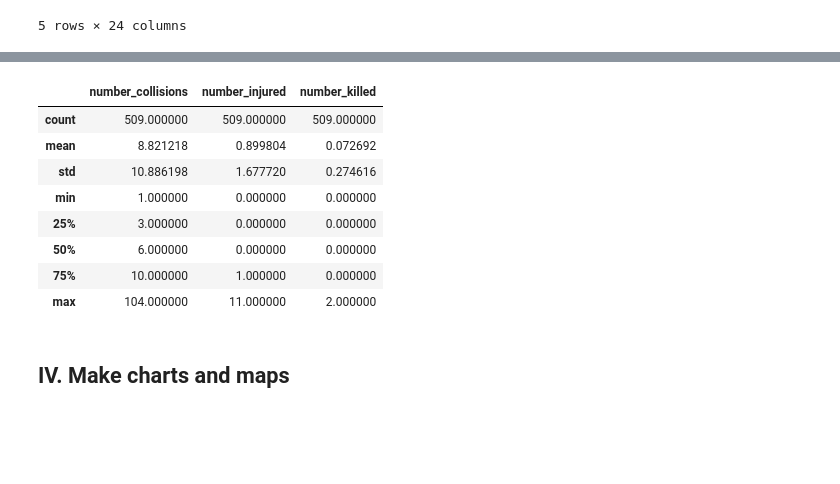
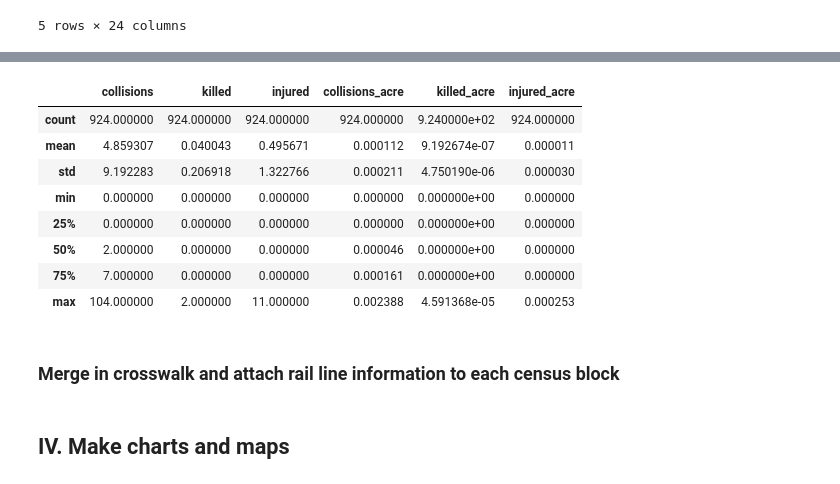
Before and after one commit to tiffanychu90/Demo, a Jupyter notebook: data-analysis-demo2.ipynb, the cells around one changed output, grey strips where cells are left out. Drawn from its saved outputs; the diff is of its cells as text; code cells hidden in the pictures; blank space fills up the shorter version.

```diff
--- a/data-analysis-demo2.ipynb
+++ b/data-analysis-demo2.ipynb
@@ -110,0 +133,14 @@ crosswalk = pd.read_parquet('./data/crosswalk_geoid_line.parquet')
+# %%
+merge[['collisions', 'killed', 'injured', 'collisions_acre', 'killed_acre', 'injured_acre']].describe()
+# %% [output]
+|  | collisions | killed | injured | collisions_acre | killed_acre | injured_acre |
+| count | 924.000000 | 924.000000 | 924.000000 | 924.000000 | 9.240000e+02 | 924.000000 |
+| mean | 4.859307 | 0.040043 | 0.495671 | 0.000112 | 9.192674e-07 | 0.000011 |
+| std | 9.192283 | 0.206918 | 1.322766 | 0.000211 | 4.750190e-06 | 0.000030 |
+| min | 0.000000 | 0.000000 | 0.000000 | 0.000000 | 0.000000e+00 | 0.000000 |
+| 25% | 0.000000 | 0.000000 | 0.000000 | 0.000000 | 0.000000e+00 | 0.000000 |
+| 50% | 2.000000 | 0.000000 | 0.000000 | 0.000046 | 0.000000e+00 | 0.000000 |
+| 75% | 7.000000 | 0.000000 | 0.000000 | 0.000161 | 0.000000e+00 | 0.000000 |
+| max | 104.000000 | 2.000000 | 11.000000 | 0.002388 | 4.591368e-05 | 0.000253 |
+# %% [markdown]
+### Merge in crosswalk and attach rail line information to each census block
@@ -116,15 +151,3 @@ for col in ['number_collisions', 'number_injured', 'number_killed']:
-# %%
-merge[['number_collisions', 'number_injured', 'number_killed']].describe()
-# %% [output]
-|  | number_collisions | number_injured | number_killed |
-| count | 509.000000 | 509.000000 | 509.000000 |
-| mean | 8.821218 | 0.899804 | 0.072692 |
-| std | 10.886198 | 1.677720 | 0.274616 |
-| min | 1.000000 | 0.000000 | 0.000000 |
-| 25% | 3.000000 | 0.000000 | 0.000000 |
-| 50% | 6.000000 | 0.000000 | 0.000000 |
-| 75% | 10.000000 | 1.000000 | 0.000000 |
-| max | 104.000000 | 11.000000 | 2.000000 |
 # %% [markdown]
 ## IV. Make charts and maps
 # %%
```
Also changed, not shown: parts of 12 cells of this notebook, 3 other files.
